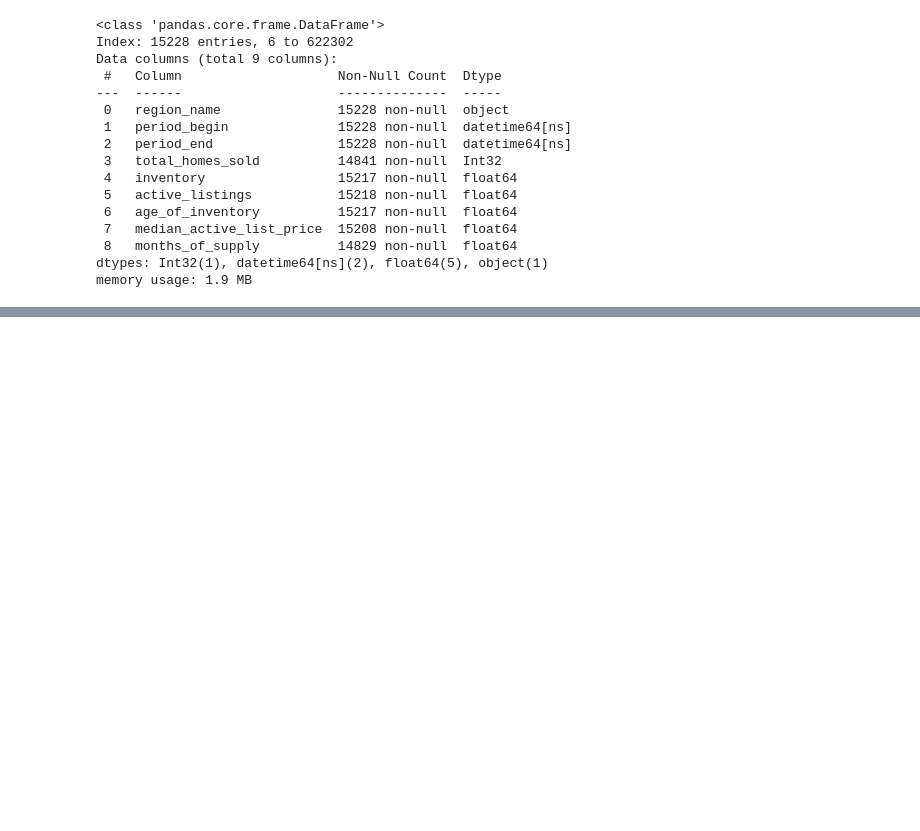
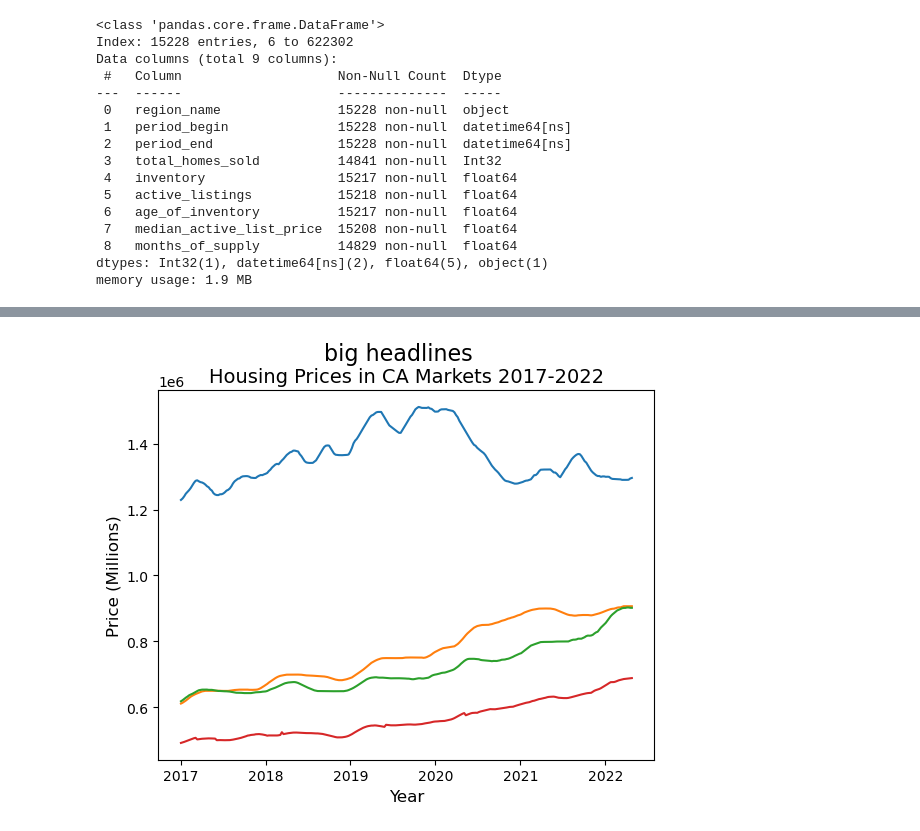
Before and after one commit to junclemente/DSIL-PythonDataViz, a Jupyter notebook: plt_fundamentals.ipynb, the cells around one changed output, grey strips where cells are left out. Drawn from its saved outputs; the diff is of its cells as text; code cells hidden in the pictures; blank space fills up the shorter version.

```diff
--- a/plt_fundamentals.ipynb
+++ b/plt_fundamentals.ipynb
@@ -67,0 +77,7 @@ memory usage: 1.9 MB
+# %%
+ca_housing_pivot = ca_housing.pivot_table(index="period_begin",
+                                          columns = "region_name",
+                                          values = "median_active_list_price").assign(
+                                              CA_average = lambda x: x.mean(axis=1)
+                                          )
+ca_housing_pivot.head()
@@ -67,0 +93,6 @@ memory usage: 1.9 MB
+# %%
+ca_housing_markets = ca_housing_pivot.loc[:, ["San Francisco",
+                                              "Los Angeles",
+                                              "San Diego",
+                                              "CA_average"]]
+ca_housing_markets.head()
@@ -67,0 +107,13 @@ memory usage: 1.9 MB
+# %%
+fig, ax = plt.subplots()
+
+ax.plot(ca_housing_markets)
+
+fig.suptitle("big headlines", fontsize=16)
+ax.set_title("Housing Prices in CA Markets 2017-2022", fontsize=14)
+ax.set_xlabel("Year", fontsize=12)
+ax.set_ylabel("Price (Millions)", fontsize=12)
+
+plt.show()
+# %% [output]
+[figure, added]
```
Also changed, not shown: parts of 3 cells of this notebook.
